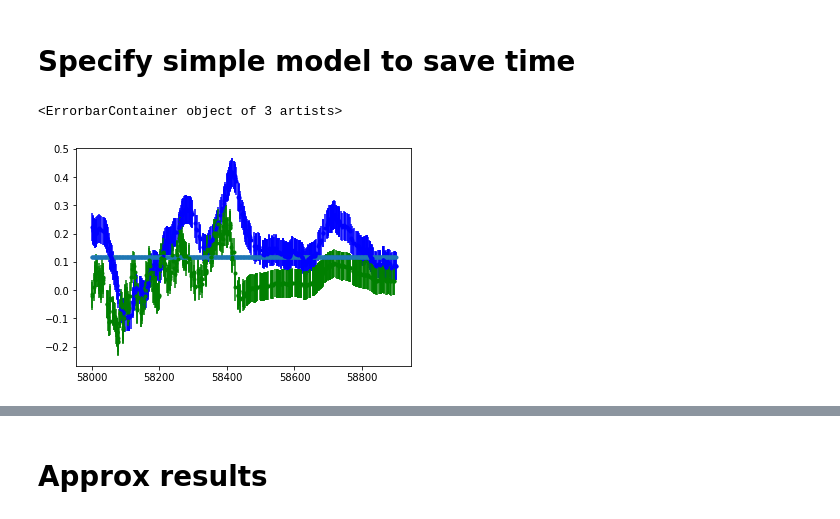
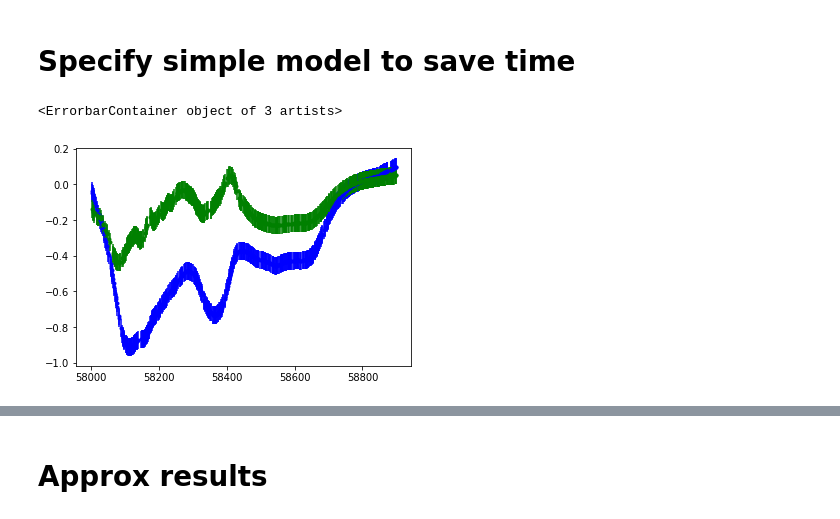
Before and after one commit to MalteBrinch/Master-Thesis-Code, a Jupyter notebook: 7d conv and iterating a GP.ipynb, the cells around one changed output, grey strips where cells are left out. Cells and saved outputs as stored; diff of their text form; code cells hidden in the pictures.

```diff
--- a/7d conv and iterating a GP.ipynb
+++ b/7d conv and iterating a GP.ipynb
@@ -802,10 +786,10 @@ import random
 yK,yKerr = np.loadtxt('Kband.txt', delimiter=',', usecols=(0,1), unpack=True)
 yi,yierr = np.loadtxt('iband.txt', delimiter=',', usecols=(0,1), unpack=True)
 yg,ygerr = np.loadtxt('gband.txt', delimiter=',', usecols=(0,1), unpack=True)
-X=np.linspace(58000,58900,5000)
+X=np.linspace(58000,58900,1000)
 yKerr=np.ones(len(yKerr))*max(yKerr)
 yierr=np.ones(len(yierr))*max(yierr)
-n_list = 199# Number of selected points
+n_list = 499# Number of selected points
 the_list = list(range(len(X)))
 ind = random.sample(the_list, n_list)
 ind2 = random.sample(the_list, n_list)
@@ -823,10 +807,10 @@ tau=np.linspace(1.0,100.0,nf)#np.linspace(1.0,100.0,nf)
 # %%
-plt.plot(Xf,2e-6*Xf,'.')
+#plt.plot(Xf,2e-6*Xf,'.')
 plt.errorbar(XK, yK, yKerr, fmt='b.', label='K')
 plt.errorbar(Xi, yi, yierr, fmt='g.', label='i')
 # %% [output]
 <ErrorbarContainer object of 3 artists>
-[figure, old version]
+[figure, new version]
 # %%
 mlow=2.3#10
 mhigh=3.7#4.1#60
```
Also changed, not shown: parts of 20 cells of this notebook, 2 other files.
